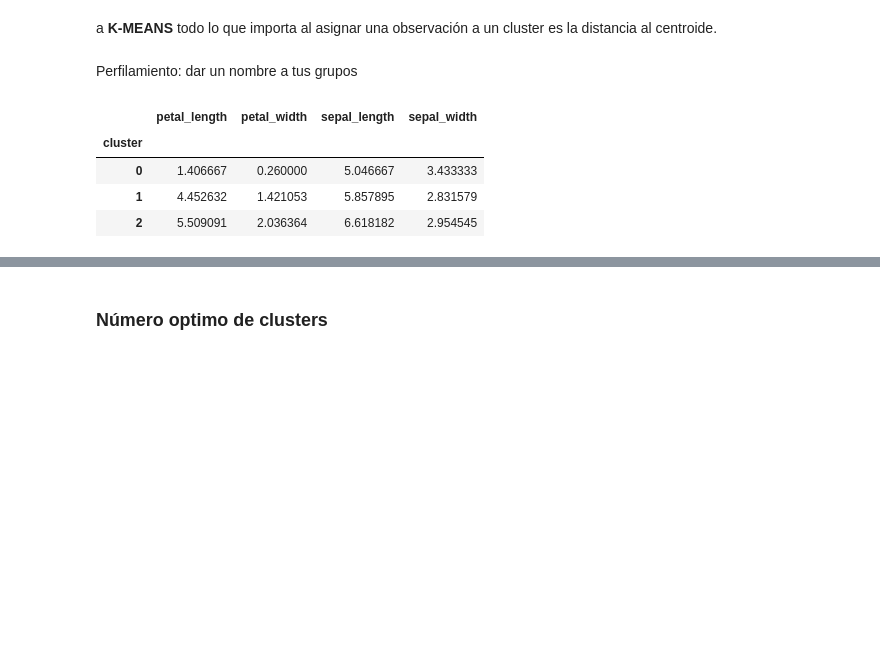
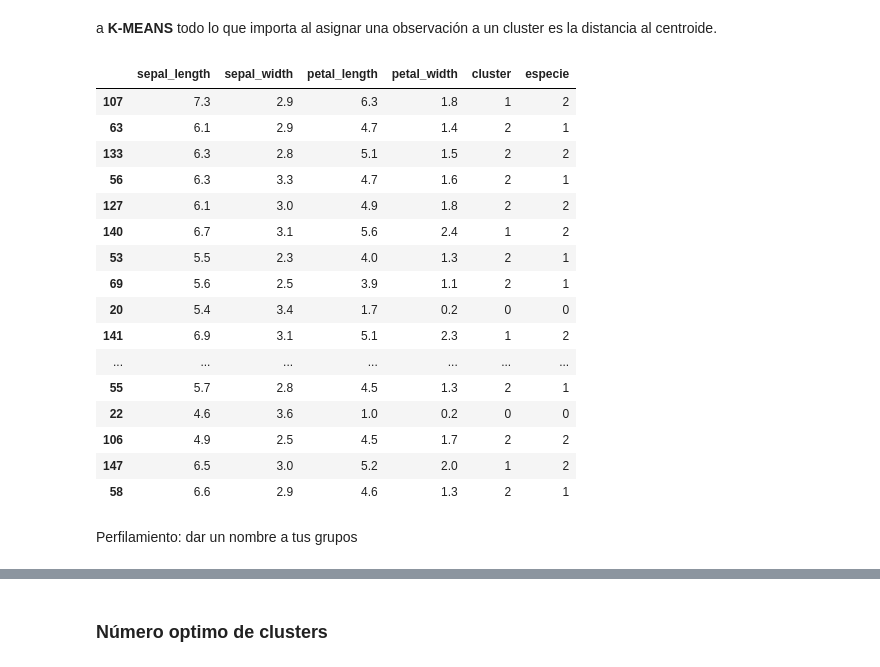
Before and after one commit to DanielEduardoLopez/DEVF-MachineLearning, a Jupyter notebook: Challenge_7_KMeans.ipynb, the cells around one changed output, grey strips where cells are left out. Saved outputs shown, nothing was run; the diff lists cells and outputs as text; code cells hidden in the pictures; blank space fills up the shorter version.

```diff
--- a/Challenge_7_KMeans.ipynb
+++ b/Challenge_7_KMeans.ipynb
@@ -158,17 +181,25 @@ a un cluster es la distancia al centroide.
 labels = model.predict(X_test)
 # %%
 X_test['cluster'] = labels
+X_test['especie'] = y_test
+X_test
+# %% [output]
+|  | sepal_length | sepal_width | petal_length | petal_width | cluster | especie |
+| 107 | 7.3 | 2.9 | 6.3 | 1.8 | 1 | 2 |
+| 63 | 6.1 | 2.9 | 4.7 | 1.4 | 2 | 1 |
+| 133 | 6.3 | 2.8 | 5.1 | 1.5 | 2 | 2 |
+| 56 | 6.3 | 3.3 | 4.7 | 1.6 | 2 | 1 |
+| 127 | 6.1 | 3.0 | 4.9 | 1.8 | 2 | 2 |
+| 140 | 6.7 | 3.1 | 5.6 | 2.4 | 1 | 2 |
+| 53 | 5.5 | 2.3 | 4.0 | 1.3 | 2 | 1 |
+| 69 | 5.6 | 2.5 | 3.9 | 1.1 | 2 | 1 |
+| 20 | 5.4 | 3.4 | 1.7 | 0.2 | 0 | 0 |
+| 141 | 6.9 | 3.1 | 5.1 | 2.3 | 1 | 2 |
+| ... | ... | ... | ... | ... | ... | ... |
+| 55 | 5.7 | 2.8 | 4.5 | 1.3 | 2 | 1 |
+| 22 | 4.6 | 3.6 | 1.0 | 0.2 | 0 | 0 |
+| 106 | 4.9 | 2.5 | 4.5 | 1.7 | 2 | 2 |
+| 147 | 6.5 | 3.0 | 5.2 | 2.0 | 1 | 2 |
+| 58 | 6.6 | 2.9 | 4.6 | 1.3 | 2 | 1 |
 # %% [markdown]
 Perfilamiento: dar un nombre a tus grupos
-# %%
-pd.pivot_table(X_test, index='cluster')
-
-# 1: Flores grandes con grandes pétalos -> Especie 1
-# 0: Flores promedio -> ...
-# 2: Flores anchitas y chiquitas
-# %% [output]
-|  | petal_length | petal_width | sepal_length | sepal_width |
-| cluster |  |  |  |  |
-| 0 | 1.406667 | 0.260000 | 5.046667 | 3.433333 |
-| 1 | 4.452632 | 1.421053 | 5.857895 | 2.831579 |
-| 2 | 5.509091 | 2.036364 | 6.618182 | 2.954545 |
```
Also changed, not shown: parts of 34 cells of this notebook.
